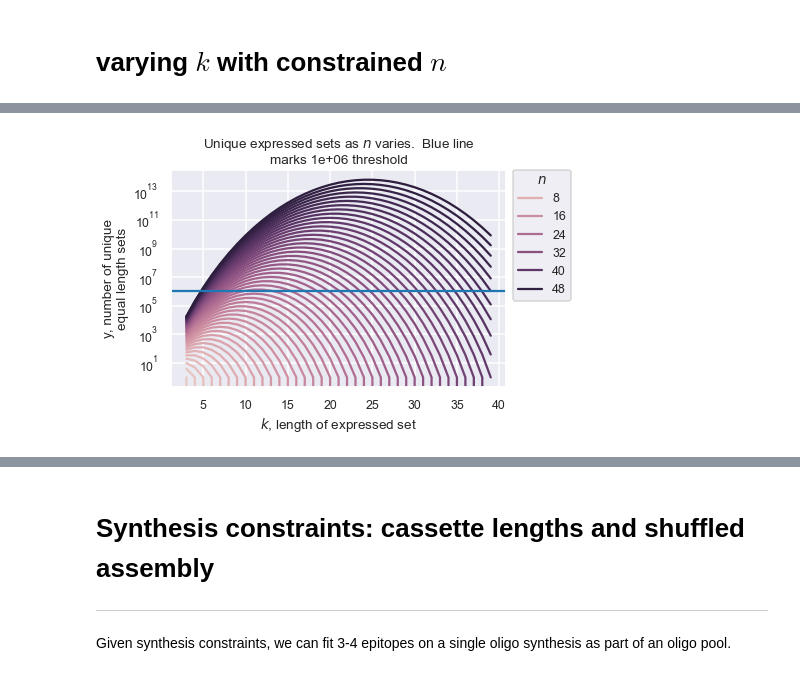
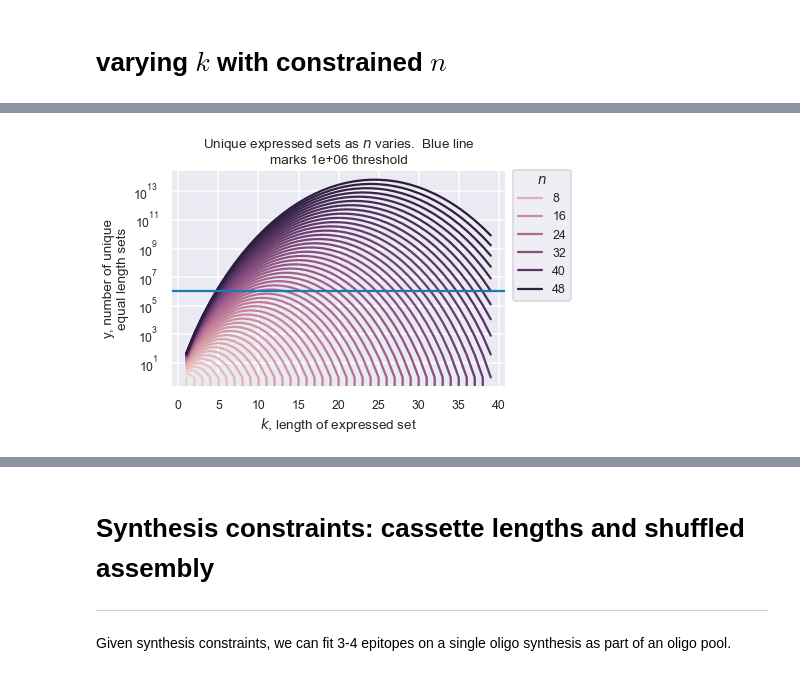
Before and after one commit to e11bio/combinatorics_dash, a Jupyter notebook: combinatorics.ipynb, the cells around one changed output, grey strips where cells are left out. Saved outputs shown, nothing was run; the diff lists cells and outputs as text; code cells hidden in the pictures.

```diff
--- a/combinatorics.ipynb
+++ b/combinatorics.ipynb
@@ -218,27 +218,28 @@ hide_toggle()
 # %% [markdown]
 # varying $k$ with constrained $n$
 # %%
-df = make_combinatorics(n=range(1,50,1), k = range(3,40,1))
+df = make_combinatorics(n=range(1,50,1), k = range(1,40,1))
 # %%
 ### values as k varies with constrained n
 hue_var = "n"
 title = f"Unique expressed sets as ${hue_var}$ varies."
 x = "$k$, length of expressed set"
 y = "y, number of unique equal length sets"
 
 ax = sns.lineplot(data=df,
                   x='k',
                   y='num_unique',
                   hue=hue_var)
 ax = plot_params(ax, title,
                  x, y, f"${hue_var}$",
                  threshold,
-                 y_len = 20
+                 y_len = 20,
+#                  scale = ,
                  )
 
 hide_toggle()
 # %% [output]
 [interactive output not drawn]
-[figure, old version]
+[figure, new version]
 # %%
 ### sampling unique across k and holding n steady
```
Also changed, not shown: parts of 17 cells of this notebook.
